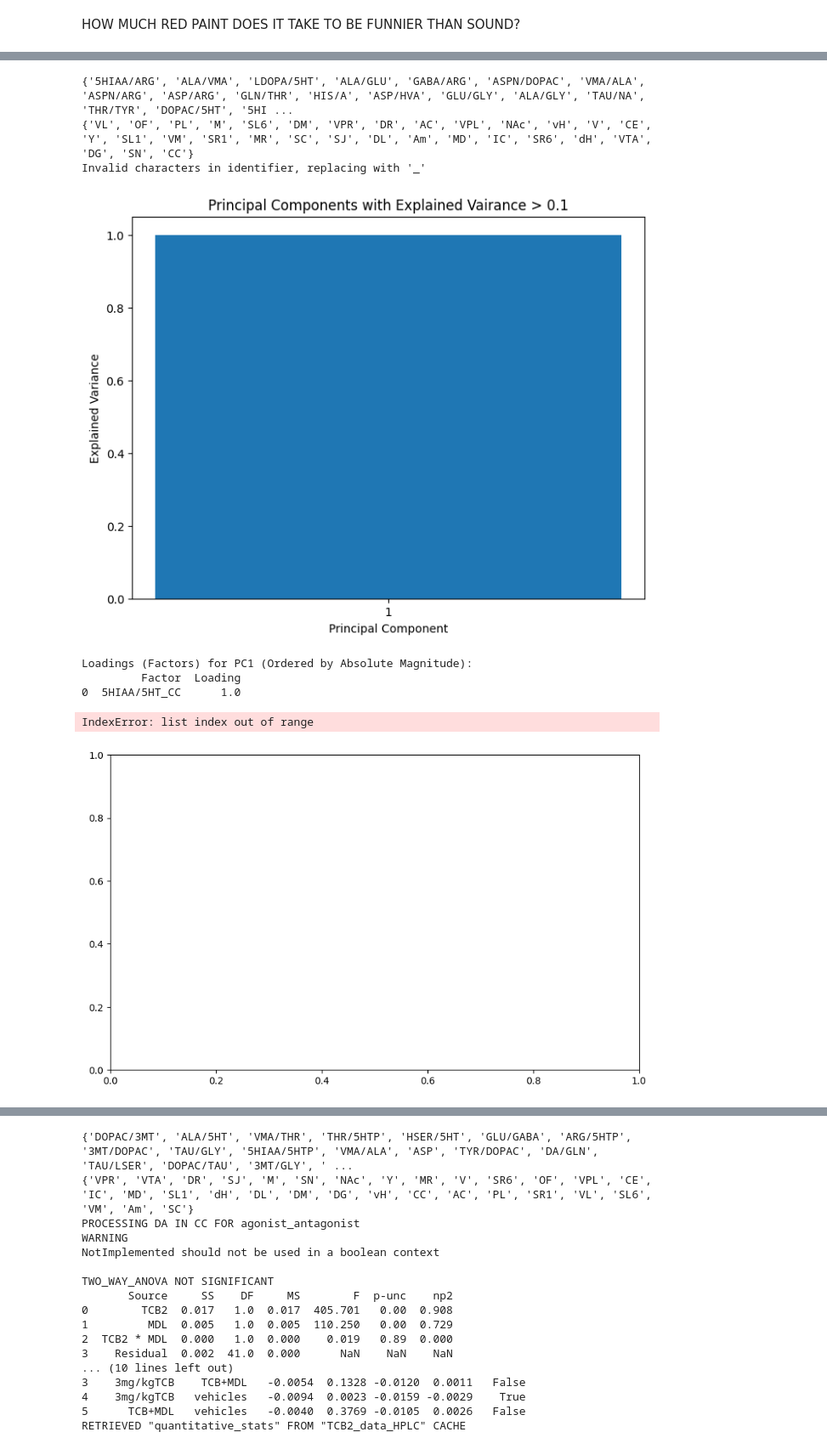
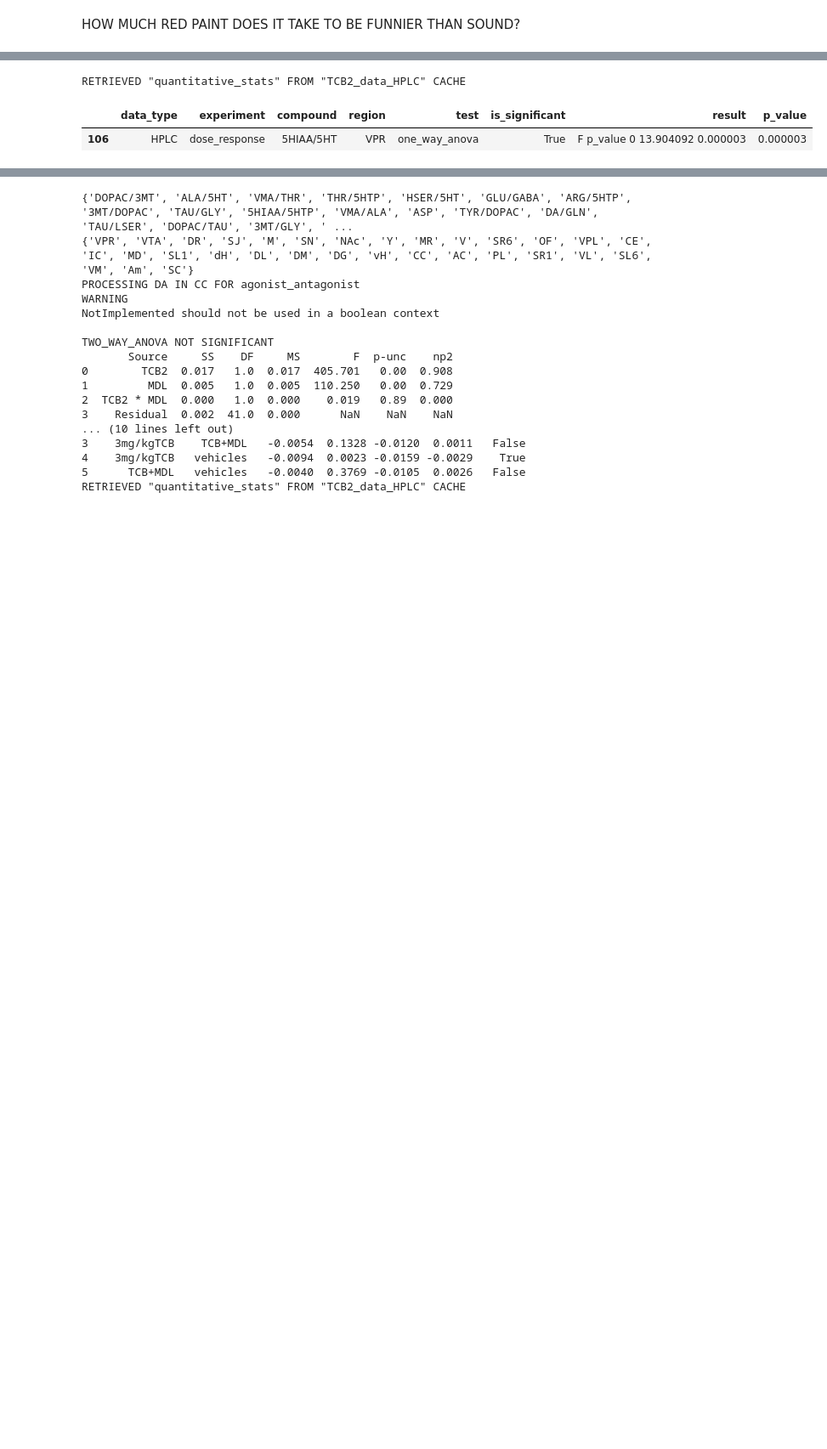
Before and after one commit to remicorne/phd, a Jupyter notebook: RUN.ipynb, the cells around one changed output, grey strips where cells are left out. Shown: that part at 85% size. Cells and saved outputs as stored; diff of their text form; code cells hidden in the pictures; blank space fills up the shorter version.

```diff
--- a/RUN.ipynb
+++ b/RUN.ipynb
@@ -108,44 +108,40 @@ COMPOUND RATIO MAPPING {'DOPAC': ['DA'], '5HIAA': ['5HT'], '3MT': ['DA'], 'HVA':
 # %%
 #CONSTRUCTION
 
-pca(filename)
+# pca(filename)
 
 # pca(filename,
-#     experiment='agonist_antagonist',
-#     compounds=['DA', '5HT', 'NA'],
-#     regions=['OF','PL', 'CC'],
+#     experiment='dose_response',
+#     compounds=['DOPAC','5HIAA'],
+#     regions=["OF","PL","CC","IC","M", "SJ","SL1","SR1"],
 #     from_scratch=True,
 #     threshold_vairance = 0.1)
 
-
+#5HIAA/5HT no working with all BRs
+#any single val issue IndexError: list index out of range
+#all BRs ValueError: Shape of passed values is (39, 39), indices imply (39, 60)
 
 # justStats(filename,
 #           experiments=['dose_response'],
-#           compounds=['5HT'],
+#           compounds=['5HIAA/5HT'],
 #           regions=["OF","PL","CC", "IC","M", "SJ","SL1", "SL6", "SR6", "SR1", "AC", "V",
 #                 "Am", "dH", "vH", "NAc", "VM", "DM","VL", "DL", "MD",  "VPL",  "VPR",
 #                 "DG", "Y",  "SC","SN", "VTA", "DR","MR", "CE"],
 #         p_value_threshold=0.05)
 
 #issues
 #duplicating rows not updating them
 #saving tukey when only need higher stats
 
-# subselectDf(getQuantitativeStats(filename), {'experiment':'agonist_antagonist',
-#                                             #  'is_significant':True,
-#                                              'compound':'DA',
-#                                              'test':'two_way_anova',
-#                                              'region':["AC"]})
+subselectDf(getQuantitativeStats(filename), {'experiment':'dose_response',
+                                            #  'is_significant':True,
+                                             'compound':'5HIAA/5HT',
+                                             'test':'one_way_anova',
+                                             'region':["VPR"]})
 # %% [output]
-{'5HIAA/ARG', 'ALA/VMA', 'LDOPA/5HT', 'ALA/GLU', 'GABA/ARG', 'ASPN/DOPAC', 'VMA/ALA', 'ASPN/ARG', 'ASP/ARG', 'GLN/THR', 'HIS/A', 'ASP/HVA', 'GLU/GLY', 'ALA/GLY', 'TAU/NA', 'THR/TYR', 'DOPAC/5HT', '5HI ...
-{'VL', 'OF', 'PL', 'M', 'SL6', 'DM', 'VPR', 'DR', 'AC', 'VPL', 'NAc', 'vH', 'V', 'CE', 'Y', 'SL1', 'VM', 'SR1', 'MR', 'SC', 'SJ', 'DL', 'Am', 'MD', 'IC', 'SR6', 'dH', 'VTA', 'DG', 'SN', 'CC'}
-Invalid characters in identifier, replacing with '_'
+RETRIEVED "quantitative_stats" FROM "TCB2_data_HPLC" CACHE
-[figure, removed]
-Loadings (Factors) for PC1 (Ordered by Absolute Magnitude):
-         Factor  Loading
-0  5HIAA/5HT_CC      1.0
-IndexError: list index out of range
-[figure, removed]
+|  | data_type | experiment | compound | region | test | is_significant | result | p_value |
+| 106 | HPLC | dose_response | 5HIAA/5HT | VPR | one_way_anova | True | F p_value 0 13.904092 0.000003 | 0.000003 |
 # %%
 # quantitativeSummary(
 #         filename,
```
Also changed, not shown: parts of 2 cells of this notebook, 2 other files.
